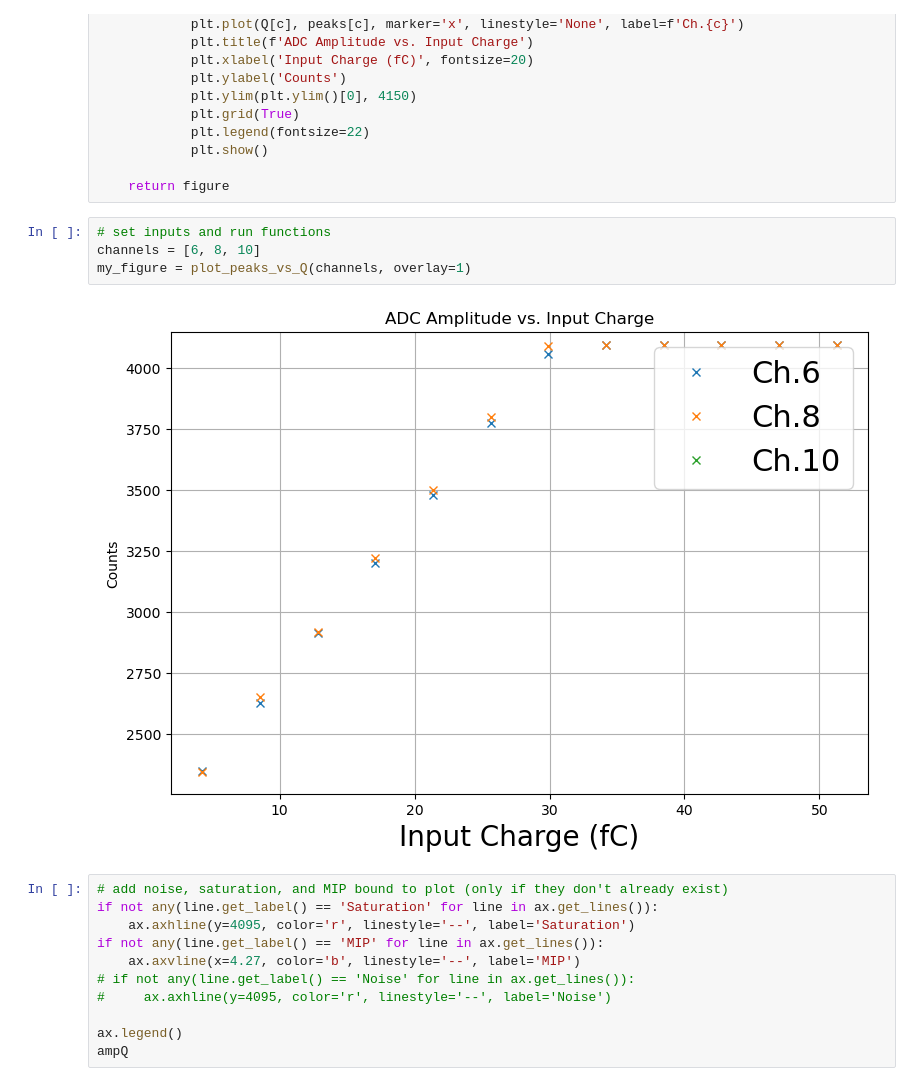
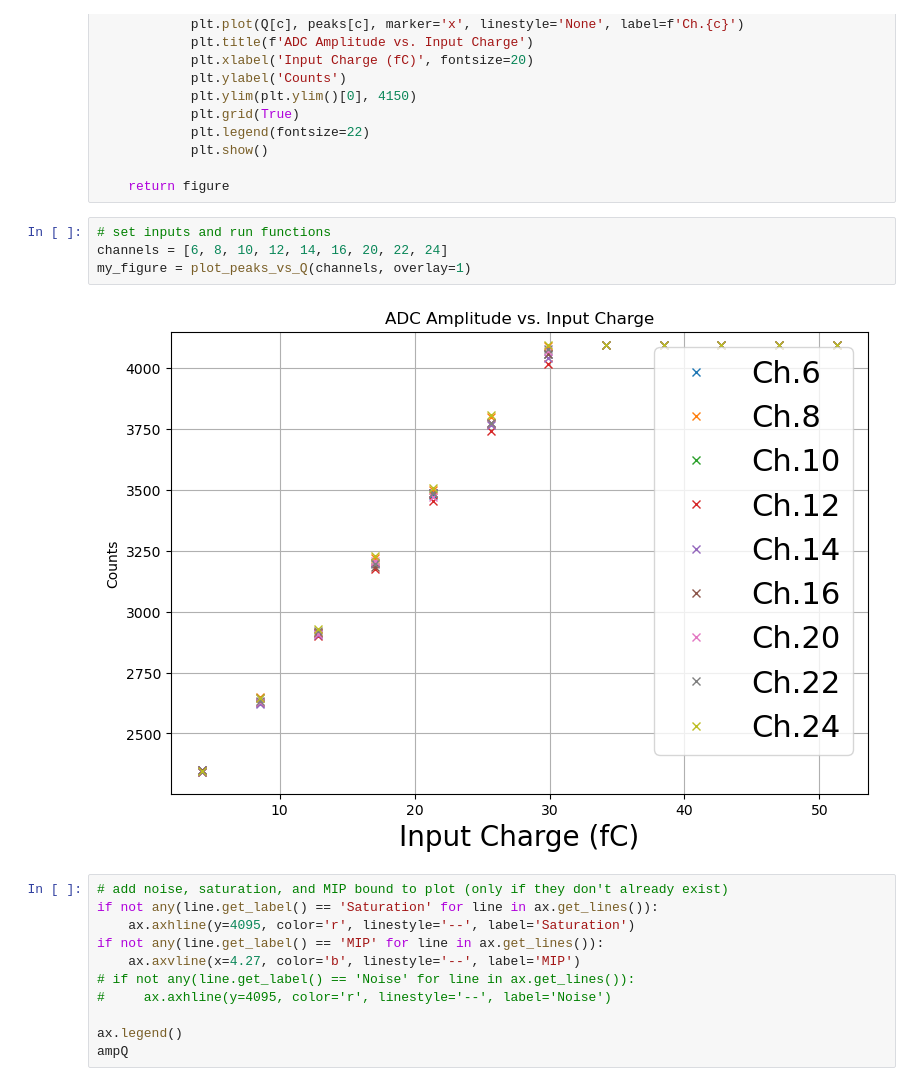
Before and after one commit to svanikt/GRAMS, a Jupyter notebook: pGRAMS Readout Analysis.ipynb, the cells around one changed output. Drawn from its saved outputs; the diff is of its cells as text.

```diff
--- a/pGRAMS Readout Analysis.ipynb
+++ b/pGRAMS Readout Analysis.ipynb
@@ -188,10 +188,10 @@ def plot_peaks_vs_Q(channels, overlay=1):
     return figure
 # %%
 # set inputs and run functions
-channels = [6, 8, 10]
+channels = [6, 8, 10, 12, 14, 16, 20, 22, 24]
 my_figure = plot_peaks_vs_Q(channels, overlay=1)
 # %% [output]
-[figure, old version]
+[figure, new version]
 # %%
 # add noise, saturation, and MIP bound to plot (only if they don't already exist)
 if not any(line.get_label() == 'Saturation' for line in ax.get_lines()):
```
Also changed, not shown: parts of 5 cells of this notebook.
